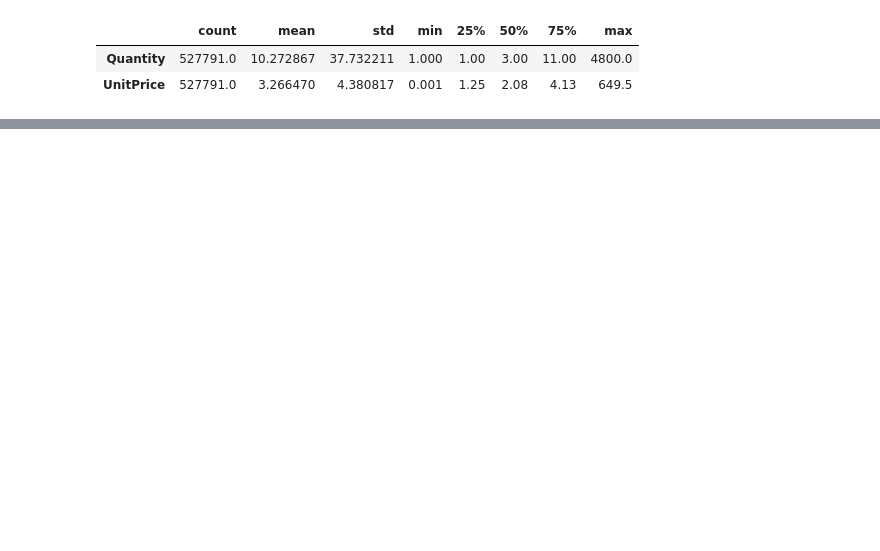
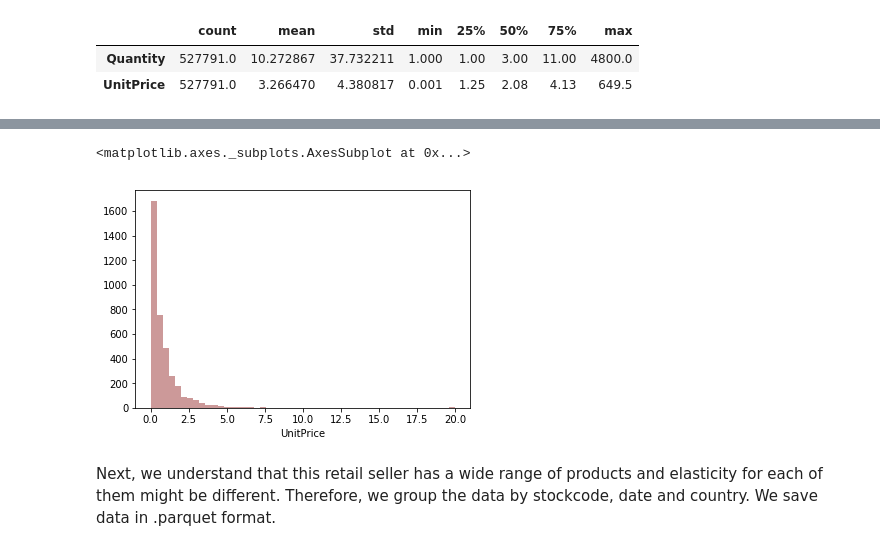
Before and after one commit to ShakilSaroare/Elasticity-estimation-through-machine-learning, a Jupyter notebook: Random_forest.ipynb, the cells around one changed output, grey strips where cells are left out. Drawn from its saved outputs; the diff is of its cells as text; code cells hidden in the pictures; blank space fills up the shorter version.

```diff
--- a/Random_forest.ipynb
+++ b/Random_forest.ipynb
@@ -118,4 +118,11 @@ df = (
     )
     .drop(columns=['dNormalPrice'])
 )
+# %%
+sns.distplot(df.groupby('StockCode').UnitPrice.std().dropna().clip(0, 20), kde=False, color = "maroon")
+# %% [output]
+<matplotlib.axes._subplots.AxesSubplot at 0x...>
+[figure, added]
+# %% [markdown]
+Next, we understand that this retail seller has a wide range of products and elasticity for each of them might be different. Therefore, we group the data by stockcode, date and country. We save data in .parquet format.
 # %%
```
Also changed, not shown: parts of 30 cells of this notebook.
